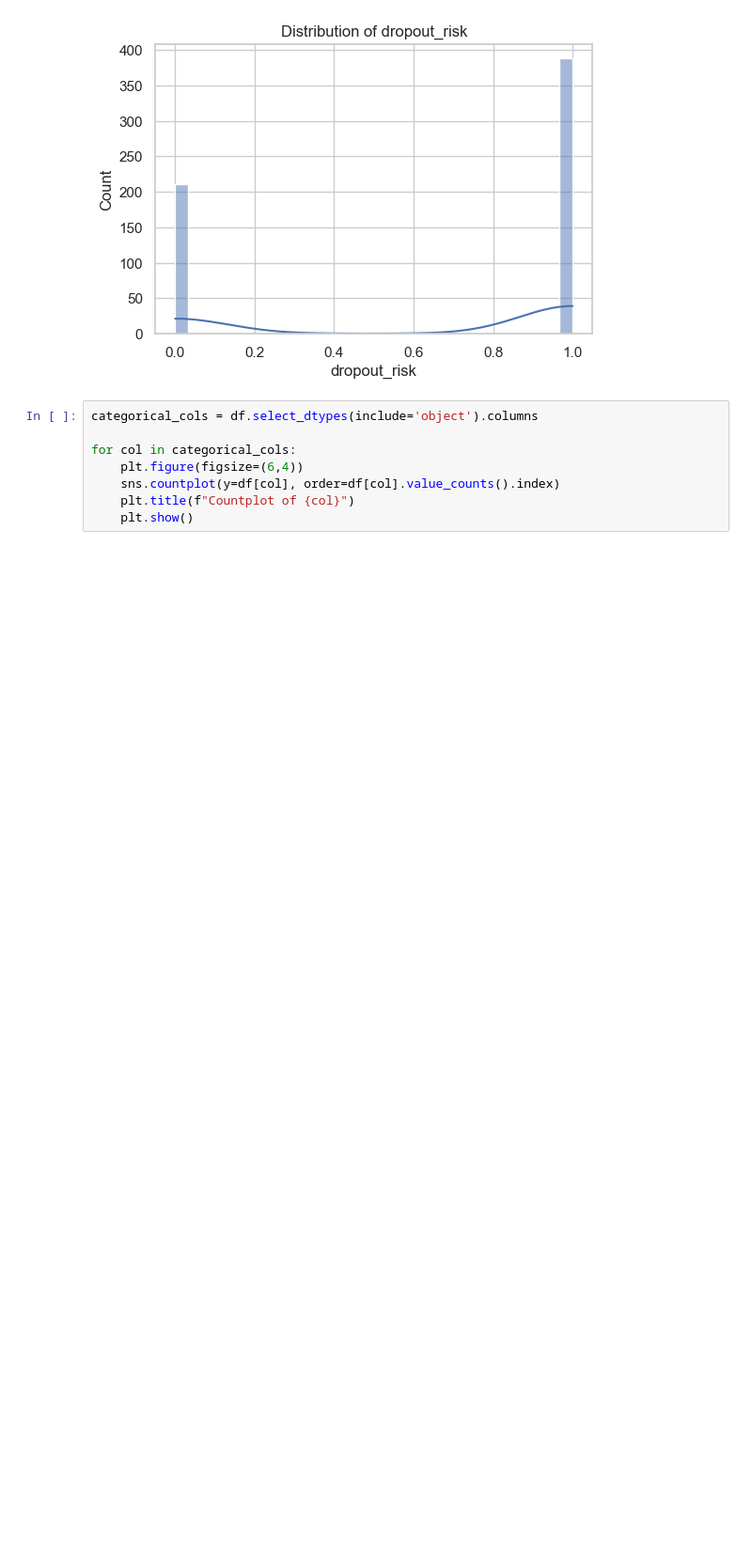
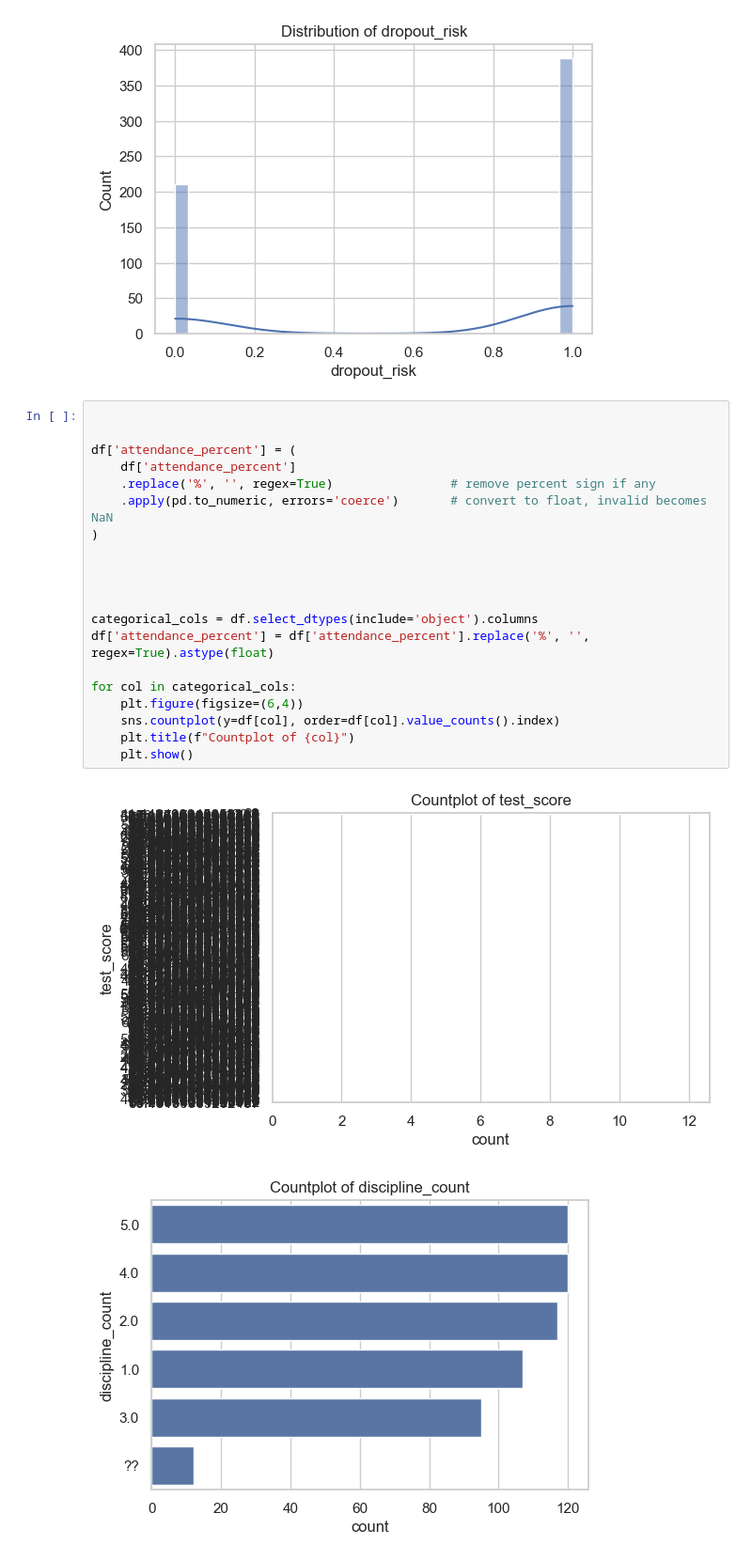
Before and after one commit to BrianZiro/edulensml, a Jupyter notebook: notebooks/02_eda_cleaning.ipynb, the cells around one changed output. Shown: that part at 94% size. Saved outputs shown, nothing was run; the diff lists cells and outputs as text; blank space fills up the shorter version.

```diff
--- a/notebooks/02_eda_cleaning.ipynb
+++ b/notebooks/02_eda_cleaning.ipynb
@@ -46,10 +46,25 @@ for col in numeric_cols:
 # %% [output]
 [figure]
 # %%
+
+
+df['attendance_percent'] = (
+    df['attendance_percent']
+    .replace('%', '', regex=True)                # remove percent sign if any
+    .apply(pd.to_numeric, errors='coerce')       # convert to float, invalid becomes NaN
+)
+
+
+
+
 categorical_cols = df.select_dtypes(include='object').columns
+df['attendance_percent'] = df['attendance_percent'].replace('%', '', regex=True).astype(float)
 
 for col in categorical_cols:
     plt.figure(figsize=(6,4))
     sns.countplot(y=df[col], order=df[col].value_counts().index)
     plt.title(f"Countplot of {col}")
     plt.show()
+# %% [output]
+[figure, added]
+[figure, added]
```
Also changed, not shown: parts of 9 cells of this notebook, 1 other file.
